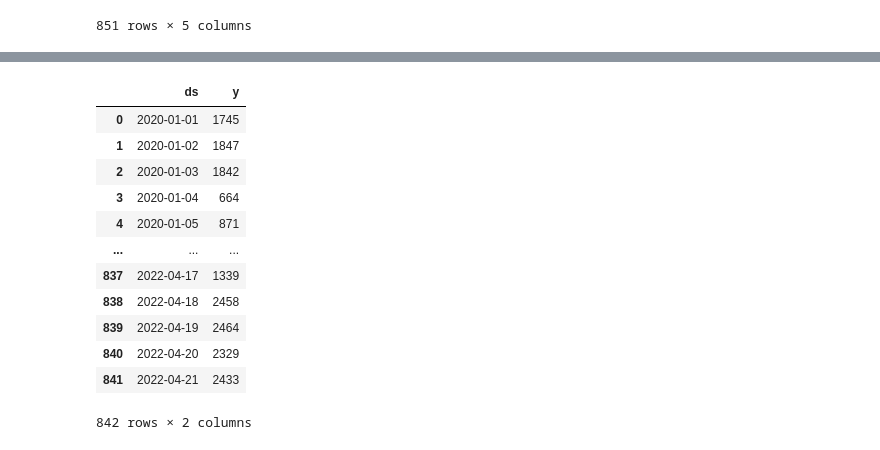
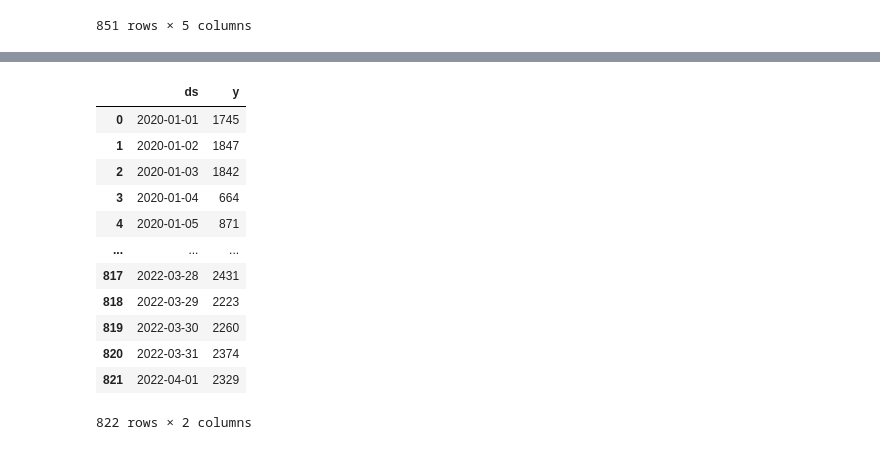
Before and after one commit to Zippy6666/ForecastAssignment, a Jupyter notebook: forecast.ipynb, the cells around one changed output, grey strips where cells are left out. Saved outputs shown, nothing was run; the diff lists cells and outputs as text; code cells hidden in the pictures.

```diff
--- a/forecast.ipynb
+++ b/forecast.ipynb
@@ -49,20 +49,20 @@ plt.show()
 # %%
-total_packages_train = get_prophet_data("total_packages", datetime(2020, 1, 1), datetime(2022, 4, 21))
+total_packages_train = get_prophet_data("total_packages", datetime(2020, 1, 1), datetime(2022, 4, 1))
 total_packages_train.head(len(total_packages_train))
 # %% [output]
 |  | ds | y |
 | 0 | 2020-01-01 | 1745 |
 | 1 | 2020-01-02 | 1847 |
 | 2 | 2020-01-03 | 1842 |
 | 3 | 2020-01-04 | 664 |
 | 4 | 2020-01-05 | 871 |
 | ... | ... | ... |
-| 837 | 2022-04-17 | 1339 |
-| 838 | 2022-04-18 | 2458 |
-| 839 | 2022-04-19 | 2464 |
-| 840 | 2022-04-20 | 2329 |
-| 841 | 2022-04-21 | 2433 |
+| 817 | 2022-03-28 | 2431 |
+| 818 | 2022-03-29 | 2223 |
+| 819 | 2022-03-30 | 2260 |
+| 820 | 2022-03-31 | 2374 |
+| 821 | 2022-04-01 | 2329 |
-842 rows × 2 columns
+822 rows × 2 columns
 # %%
 # Train prophet
 prophet_ = Prophet()
```
Also changed, not shown: parts of 5 cells of this notebook.
